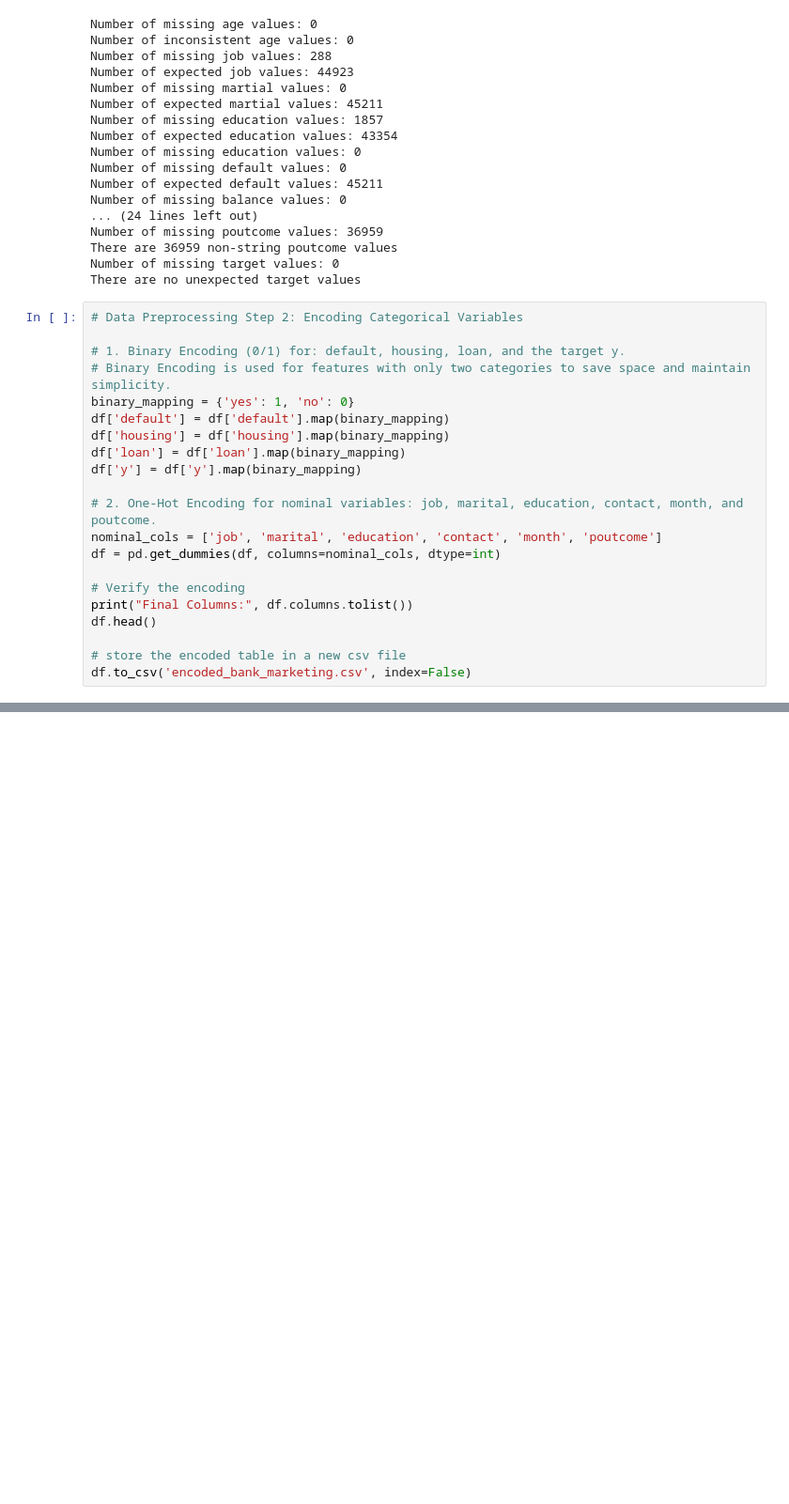
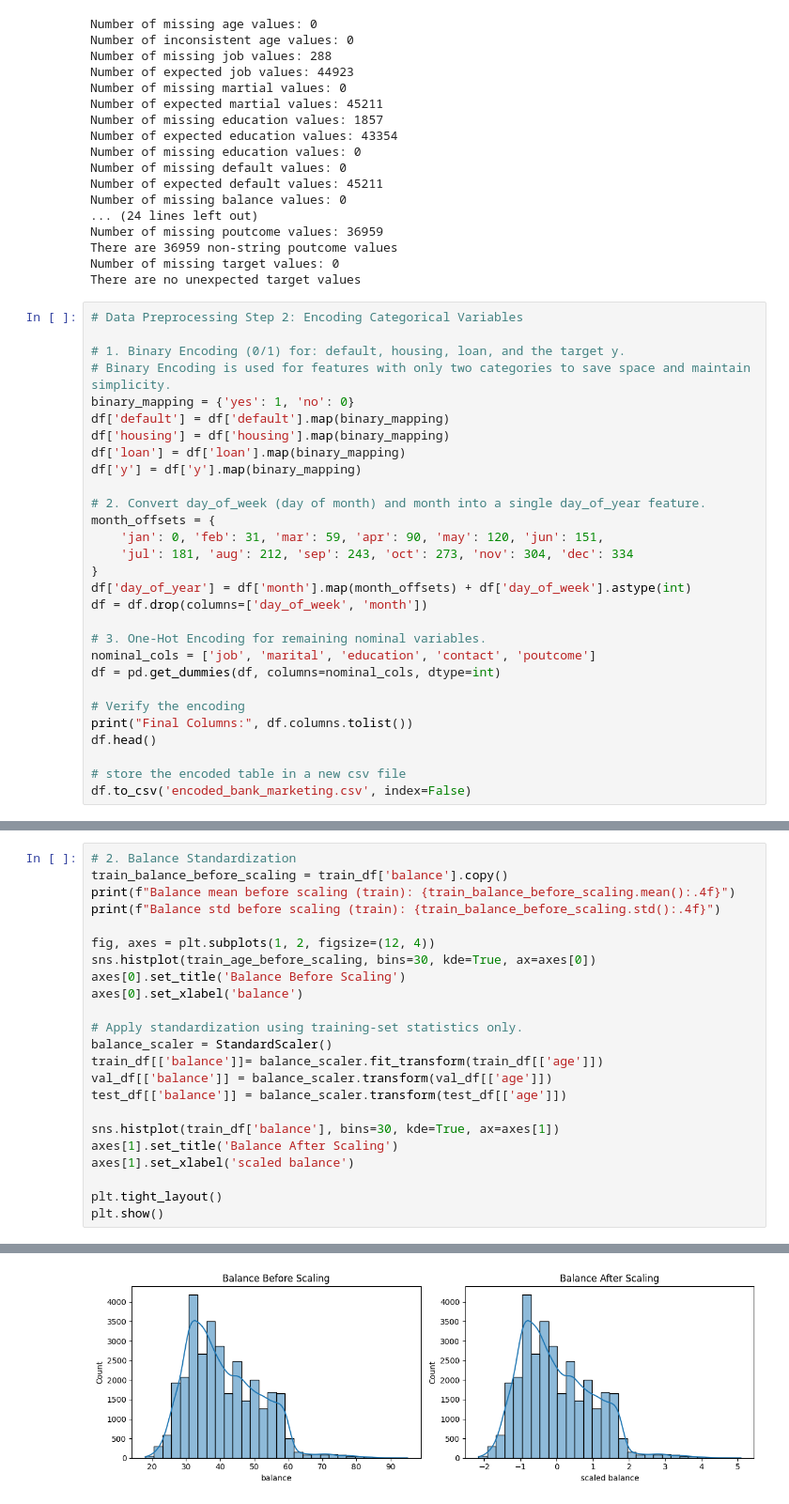
Before and after one commit to Charliemei1112/4995HW2, a Jupyter notebook: 4995_hw2.ipynb, the cells around one changed output, grey strips where cells are left out. Shown at 94% size. Saved outputs shown, nothing was run; the diff lists cells and outputs as text; blank space fills up the shorter version.

```diff
--- a/4995_hw2.ipynb
+++ b/4995_hw2.ipynb
@@ -400,8 +428,16 @@ df['housing'] = df['housing'].map(binary_mapping)
 df['loan'] = df['loan'].map(binary_mapping)
 df['y'] = df['y'].map(binary_mapping)
 
-# 2. One-Hot Encoding for nominal variables: job, marital, education, contact, month, and poutcome.
-nominal_cols = ['job', 'marital', 'education', 'contact', 'month', 'poutcome']
+# 2. Convert day_of_week (day of month) and month into a single day_of_year feature.
+month_offsets = {
+    'jan': 0, 'feb': 31, 'mar': 59, 'apr': 90, 'may': 120, 'jun': 151,
+    'jul': 181, 'aug': 212, 'sep': 243, 'oct': 273, 'nov': 304, 'dec': 334
+}
+df['day_of_year'] = df['month'].map(month_offsets) + df['day_of_week'].astype(int)
+df = df.drop(columns=['day_of_week', 'month'])
+
+# 3. One-Hot Encoding for remaining nominal variables.
+nominal_cols = ['job', 'marital', 'education', 'contact', 'poutcome']
 df = pd.get_dummies(df, columns=nominal_cols, dtype=int)
 
 # Verify the encoding
@@ -459,0 +512,24 @@ Scaled campaign std (train): 1.0000
+# %%
+# 2. Balance Standardization
+train_balance_before_scaling = train_df['balance'].copy()
+print(f"Balance mean before scaling (train): {train_balance_before_scaling.mean():.4f}")
+print(f"Balance std before scaling (train): {train_balance_before_scaling.std():.4f}")
+
+fig, axes = plt.subplots(1, 2, figsize=(12, 4))
+sns.histplot(train_age_before_scaling, bins=30, kde=True, ax=axes[0])
+axes[0].set_title('Balance Before Scaling')
+axes[0].set_xlabel('balance')
+
+# Apply standardization using training-set statistics only.
+balance_scaler = StandardScaler()
+train_df[['balance']]= balance_scaler.fit_transform(train_df[['age']])
+val_df[['balance']] = balance_scaler.transform(val_df[['age']])
+test_df[['balance']] = balance_scaler.transform(test_df[['age']])
+
+sns.histplot(train_df['balance'], bins=30, kde=True, ax=axes[1])
+axes[1].set_title('Balance After Scaling')
+axes[1].set_xlabel('scaled balance')
+
+plt.tight_layout()
+plt.show()
+# %% [output]
@@ -459,0 +538 @@ Scaled campaign std (train): 1.0000
+[figure, added]
```
Also changed, not shown: parts of 7 cells of this notebook.
